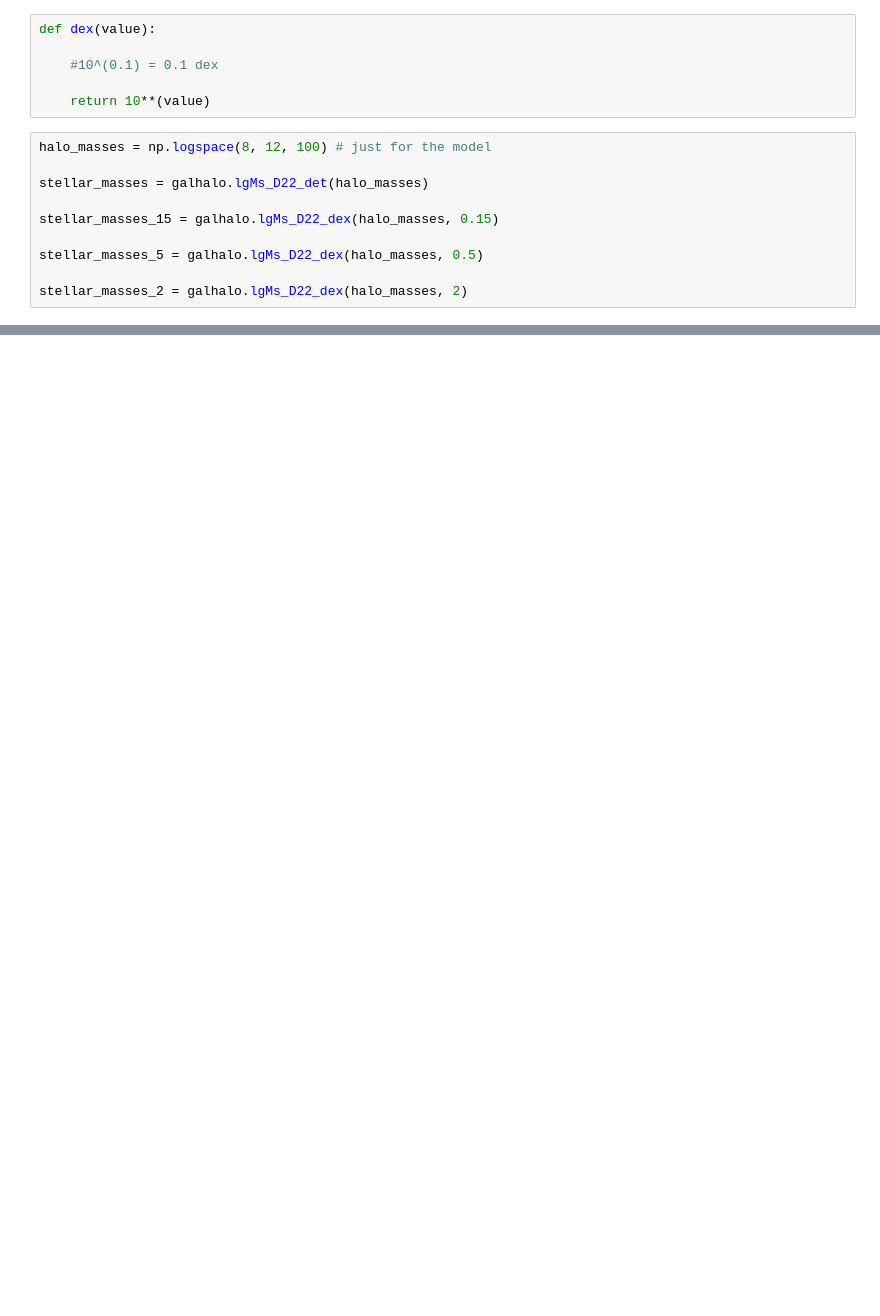
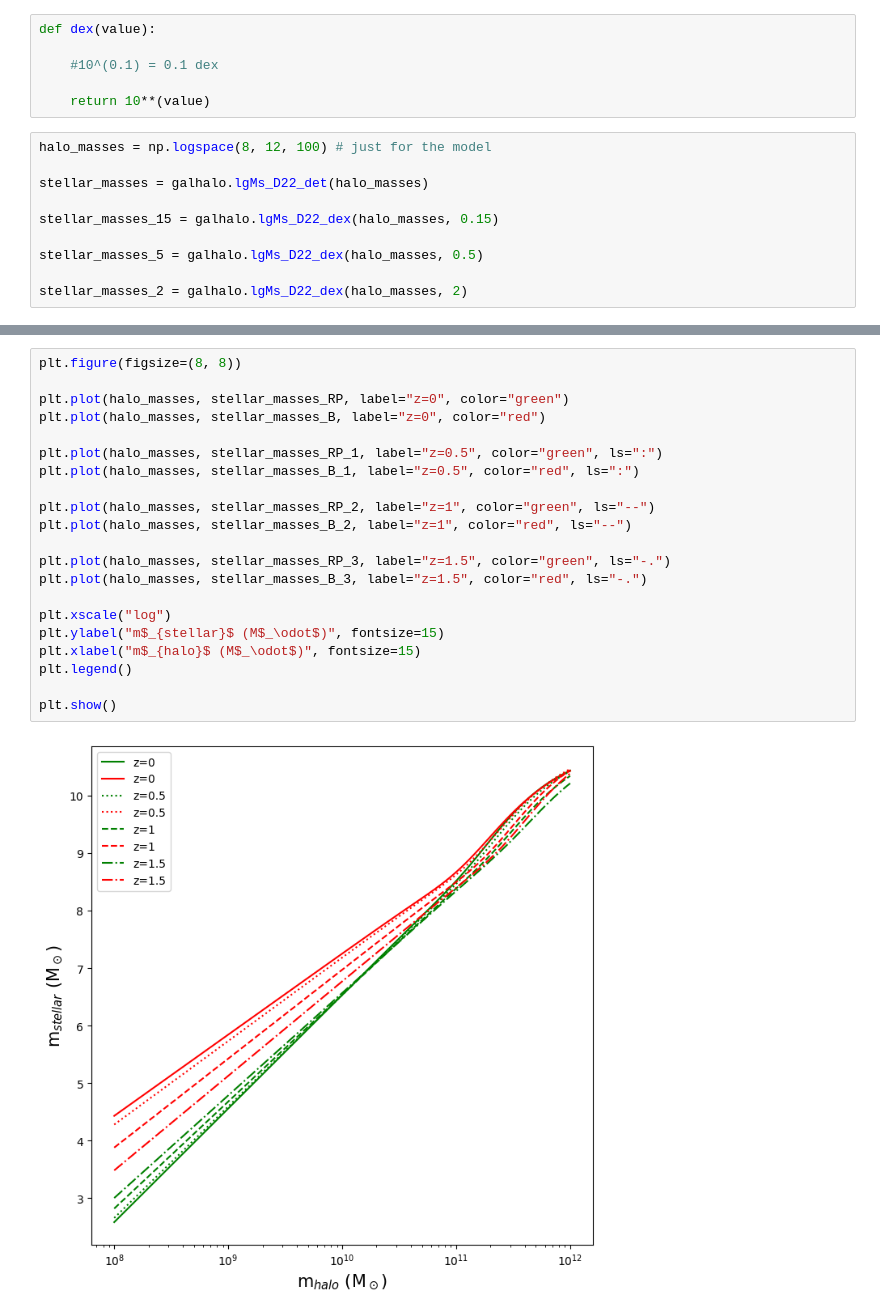
Before and after one commit to jsmonzon/SatGen, a Jupyter notebook: notebooks/SHMR.ipynb, the cells around one changed output, grey strips where cells are left out. Cells and saved outputs as stored; diff of their text form; blank space fills up the shorter version.

```diff
--- a/notebooks/SHMR.ipynb
+++ b/notebooks/SHMR.ipynb
@@ -64,0 +165,23 @@ plt.show()
+# %%
+plt.figure(figsize=(8, 8))
+
+plt.plot(halo_masses, stellar_masses_RP, label="z=0", color="green")
+plt.plot(halo_masses, stellar_masses_B, label="z=0", color="red")
+
+plt.plot(halo_masses, stellar_masses_RP_1, label="z=0.5", color="green", ls=":")
+plt.plot(halo_masses, stellar_masses_B_1, label="z=0.5", color="red", ls=":")
+
+plt.plot(halo_masses, stellar_masses_RP_2, label="z=1", color="green", ls="--")
+plt.plot(halo_masses, stellar_masses_B_2, label="z=1", color="red", ls="--")
+
+plt.plot(halo_masses, stellar_masses_RP_3, label="z=1.5", color="green", ls="-.")
+plt.plot(halo_masses, stellar_masses_B_3, label="z=1.5", color="red", ls="-.")
+
+plt.xscale("log")
+plt.ylabel("m$_{stellar}$ (M$_\odot$)", fontsize=15)
+plt.xlabel("m$_{halo}$ (M$_\odot$)", fontsize=15)
+plt.legend()
+
+plt.show()
+# %% [output]
+[figure, added]
```
Also changed, not shown: parts of 8 cells of this notebook, 3 other files.
